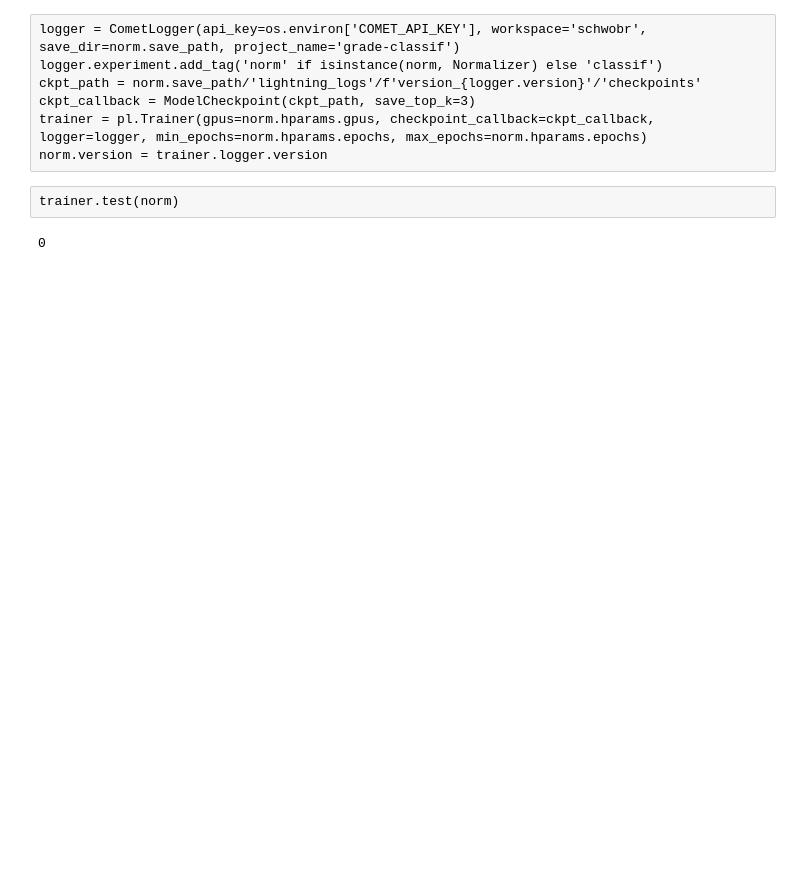
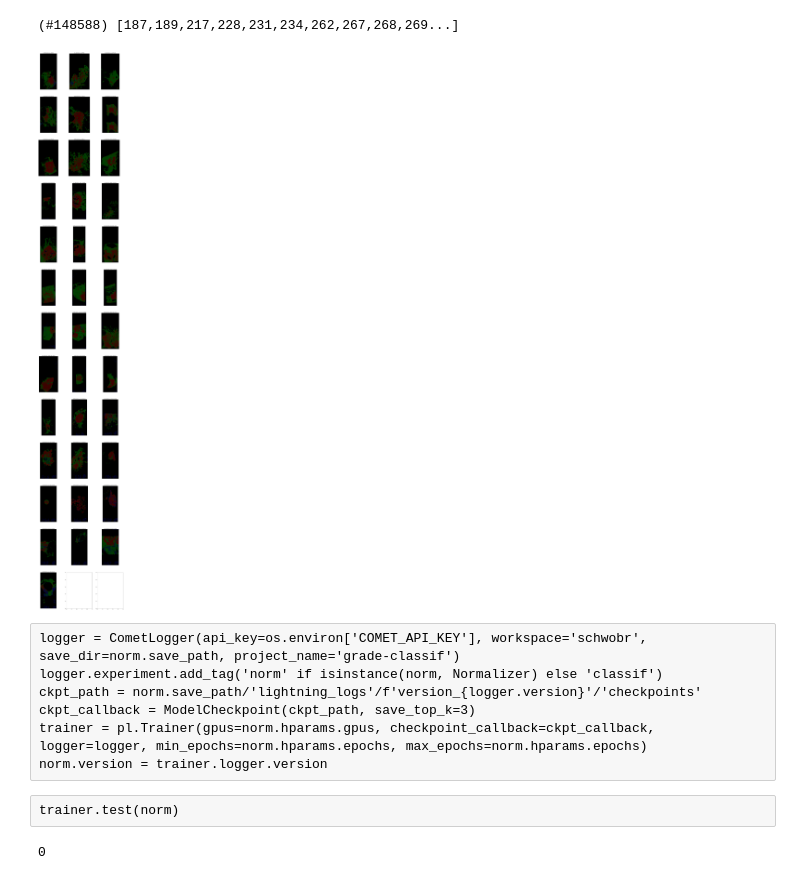
Before and after one commit to schwobr/grade_classif, a Jupyter notebook: nbs/_view_results_sandbox.ipynb, the cells around one changed output. Cells and saved outputs as stored; diff of their text form; code cells hidden in the pictures; blank space fills up the shorter version.

```diff
--- a/nbs/_view_results_sandbox.ipynb
+++ b/nbs/_view_results_sandbox.ipynb
@@ -9,3 +47,41 @@ from skimage.color import rgb2hed
+# %%
+preds = []
+for x in tqdm(dl):
+    x = x.to(model.main_device, non_blocking=True)
+    y = model.predict(x).detach()
+    preds.extend(y.argmax(dim=1).cpu().numpy())
+# %%
+preds = L(preds)
+# %%
+slides = files.filter(lambda x: x.parts[-3] != '2').map(lambda x: x.parent.name).unique()
+# %%
+colors = np.array([[0, 0, 255],
+                   [255, 0, 0],
+                   [0, 255, 0]])
+# %%
+preds.argwhere(lambda x: x==1)
+# %% [output]
+(#148588) [187,189,217,228,231,234,262,267,268,269...]
+# %%
+ncols = 3
+nrows = int(np.ceil(len(slides) / ncols))
+fig, axs = plt.subplots(nrows, ncols, figsize=(ncols*8, nrows*12))
+for ax, slide in tqdm(zip(axs.flatten(), slides), total=len(slides)):
+    idxs = files.argwhere(lambda x: x.parent.name == slide)
+    slide_preds = preds[idxs]
+    slide_files = files[idxs]
+    x_coords = slide_files.map(lambda x: int(x.stem.split('_')[-2]))
+    y_coords = slide_files.map(lambda x: int(x.stem.split('_')[-1]))
+    h = max(y_coords) // 299 + 1
+    w = max(x_coords) // 299 + 1
+    mask = np.zeros((h, w, 3), dtype = np.uint8)
+    for pred, x, y in zip(slide_preds, x_coords, y_coords):
+        mask[y//299, x//299] = colors[pred]
+    ax.axis("off")
+    ax.set_title(slide)
+    ax.imshow(mask)
+# %% [output]
+[figure, added]
 # %%
 #df = pd.read_csv(hparams.patch_classes, index_col='patchId')
 def get_filt(ds):
```
Also changed, not shown: parts of 8 cells of this notebook, 27 other files.
